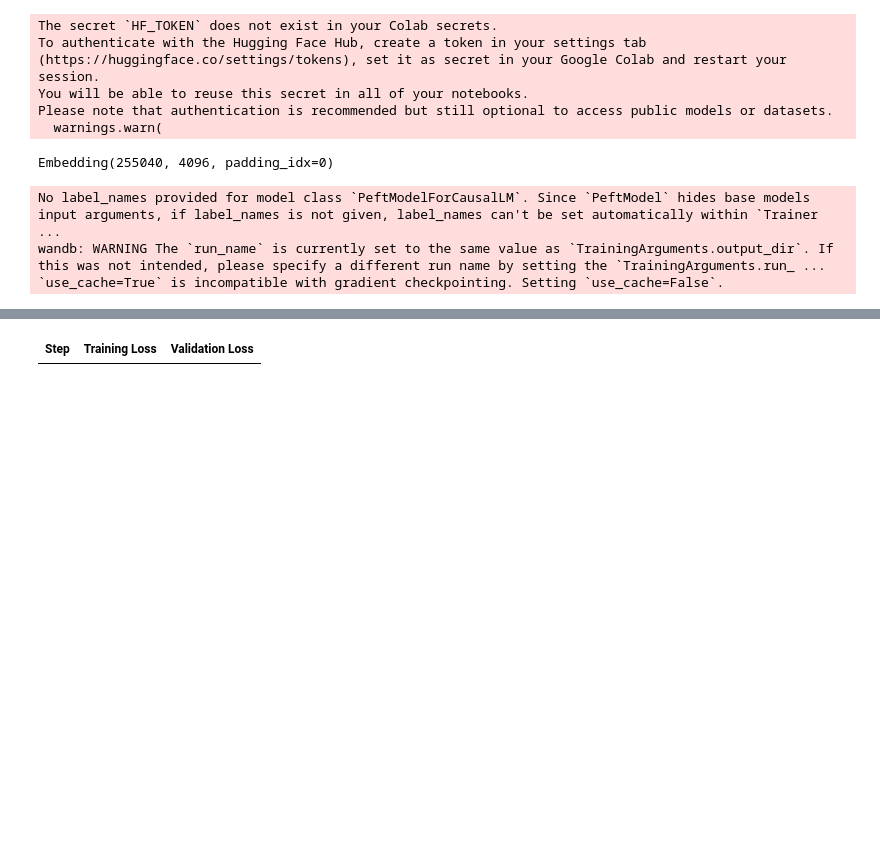
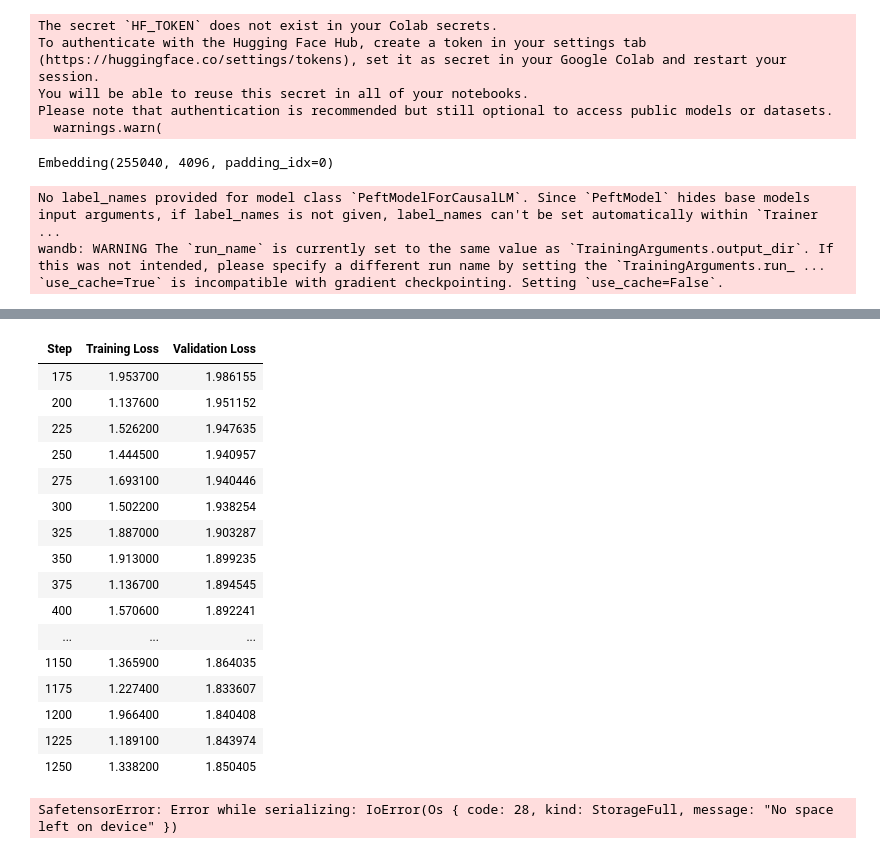
Before and after one commit to r-kovalch/omnigec-models, a Jupyter notebook: notebooks/aya_expanse_8b/multigec/multigec.ipynb, the cells around one changed output, grey strips where cells are left out. Cells and saved outputs as stored; diff of their text form; code cells hidden in the pictures; blank space fills up the shorter version.

```diff
--- a/notebooks/aya_expanse_8b/multigec/multigec.ipynb
+++ b/notebooks/aya_expanse_8b/multigec/multigec.ipynb
@@ -215,7 +205,7 @@ cld_train_dataset = ConstantLengthDataset(
     #dataset_text_field='feature',
     seq_length=seq_length,
     eos_token_id=tokenizer.eos_token_id,
-    shuffle=False,
+    shuffle=True,
     append_concat_token=True,
     add_special_tokens=True,
     formatting_func=formatting_prompts_func,
@@ -226,7 +216,7 @@ cld_val_dataset = ConstantLengthDataset(
     #dataset_text_field='feature',
     seq_length=int(seq_length/2),
     eos_token_id=tokenizer.eos_token_id,
-    shuffle=False,
+    shuffle=True,
     append_concat_token=True,
     add_special_tokens=True,
     formatting_func=formatting_prompts_func,
@@ -308,7 +298,6 @@ training_arguments = SFTConfig(
     output_dir=out_model_dir,
 )
 trainer = SFTTrainer(
-    resume_from_checkpoint=True,
     model=model,
     train_dataset=cld_train_dataset,
     eval_dataset=cld_val_dataset,
@@ -323,7 +312,8 @@ with torch.backends.cuda.sdp_kernel(
     enable_math=False,
     enable_mem_efficient=False
 ):
-    trainer.train()
+    trainer.unload() # Should remove peft warnings
+    trainer.train(resume_from_checkpoint=True)
 # %% [output]
 No label_names provided for model class `PeftModelForCausalLM`. Since `PeftModel` hides base models input arguments, if label_names is not given, label_names can't be set automatically within `Trainer ...
 wandb: WARNING The `run_name` is currently set to the same value as `TrainingArguments.output_dir`. If this was not intended, please specify a different run name by setting the `TrainingArguments.run_ ...
@@ -332,4 +322,21 @@ wandb: WARNING The `run_name` is currently set to the same value as `TrainingArg
 | Step | Training Loss | Validation Loss |
+| 175 | 1.953700 | 1.986155 |
+| 200 | 1.137600 | 1.951152 |
+| 225 | 1.526200 | 1.947635 |
+| 250 | 1.444500 | 1.940957 |
+| 275 | 1.693100 | 1.940446 |
+| 300 | 1.502200 | 1.938254 |
+| 325 | 1.887000 | 1.903287 |
+| 350 | 1.913000 | 1.899235 |
+| 375 | 1.136700 | 1.894545 |
+| 400 | 1.570600 | 1.892241 |
+| ... | ... | ... |
+| 1150 | 1.365900 | 1.864035 |
+| 1175 | 1.227400 | 1.833607 |
+| 1200 | 1.966400 | 1.840408 |
+| 1225 | 1.189100 | 1.843974 |
+| 1250 | 1.338200 | 1.850405 |
+SafetensorError: Error while serializing: IoError(Os { code: 28, kind: StorageFull, message: "No space left on device" })
 # %%
 import time
 
```
Also changed, not shown: parts of 6 cells of this notebook.
